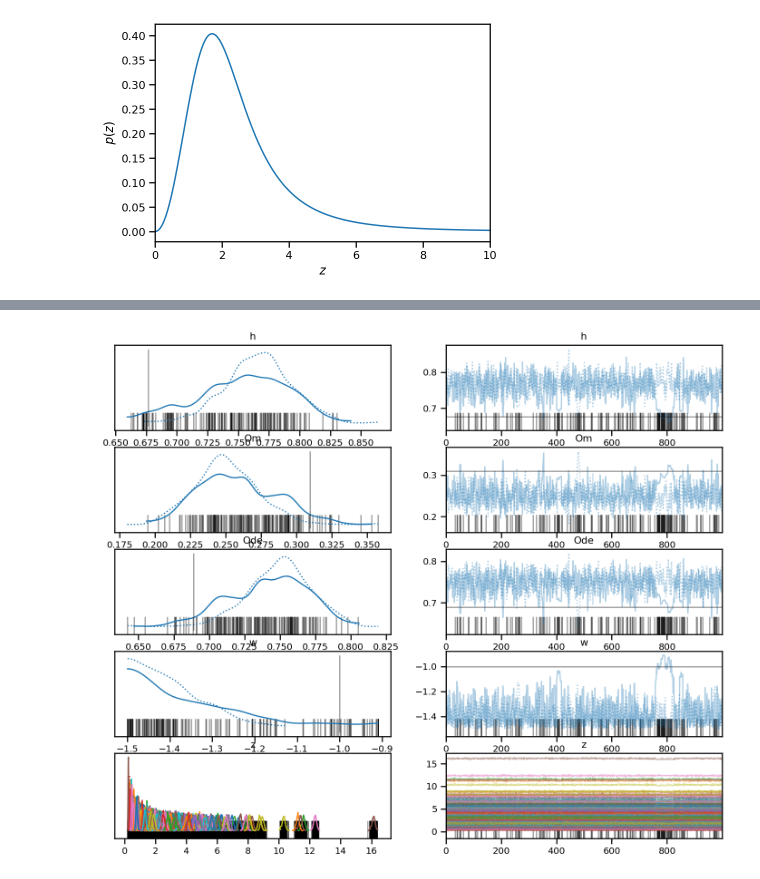
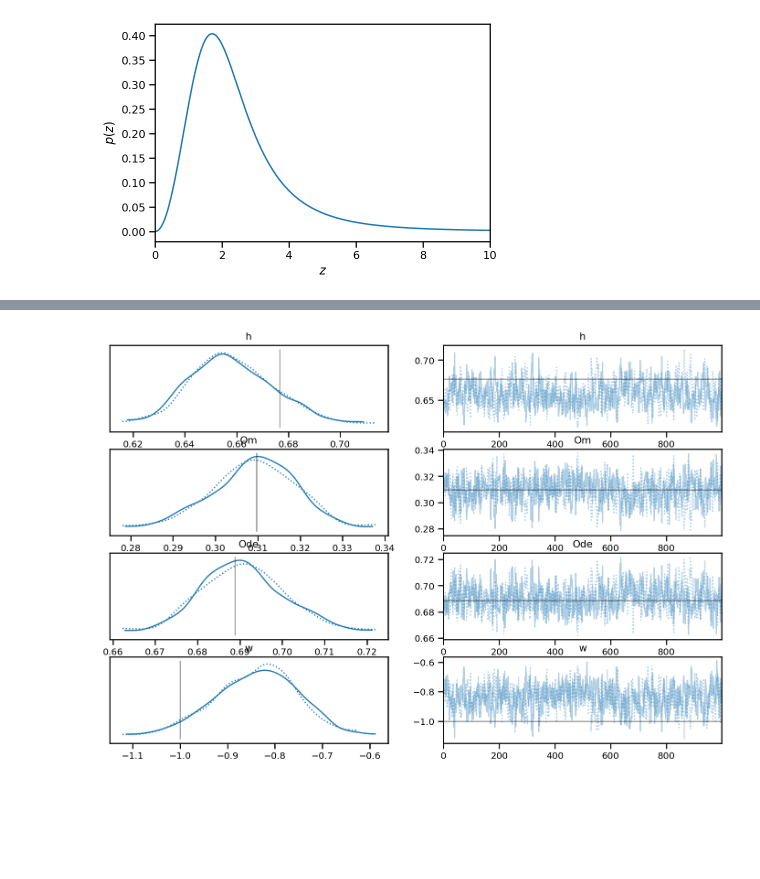
Before and after one commit to farr/PymcCosmology, a Jupyter notebook: notebooks/examples.ipynb, the cells around one changed output, grey strips where cells are left out. Drawn from its saved outputs; the diff is of its cells as text; code cells hidden in the pictures; blank space fills up the shorter version.

Commit message:
Sampling now works, need better summary plots.

```diff
--- a/notebooks/examples.ipynb
+++ b/notebooks/examples.ipynb
@@ -75,7 +75,7 @@ ylabel(r'$p(z)$')
 Text(0, 0.5, '$p(z)$')
 [figure]
 # %%
-Nobs = 100
+Nobs = 10000
 zt = np.interp(np.random.uniform(low=0, high=cz[-1], size=Nobs), cz, zi)
 dt = cosmo.Planck18.luminosity_distance(zt).to(u.Gpc).value
 sns.displot(zt, kde=True, stat='density')
@@ -98,9 +106,9 @@ with model:
 # %%
 with model:
-    az.plot_trace(trace, compact=True, var_names=['h', 'Om', 'Ode', 'w', 'z'],
+    az.plot_trace(trace, compact=True, var_names=['h', 'Om', 'Ode', 'w'],
                   lines=[('h', {}, cosmo.Planck18.H0/100),
                          ('Om', {}, cosmo.Planck18.Om0),
                          ('Ode', {}, cosmo.Planck18.Ode0),
                          ('w', {}, -1)])
 # %% [output]
-[figure, old version]
+[figure, new version]
```
Also changed, not shown: parts of 3 cells of this notebook.
